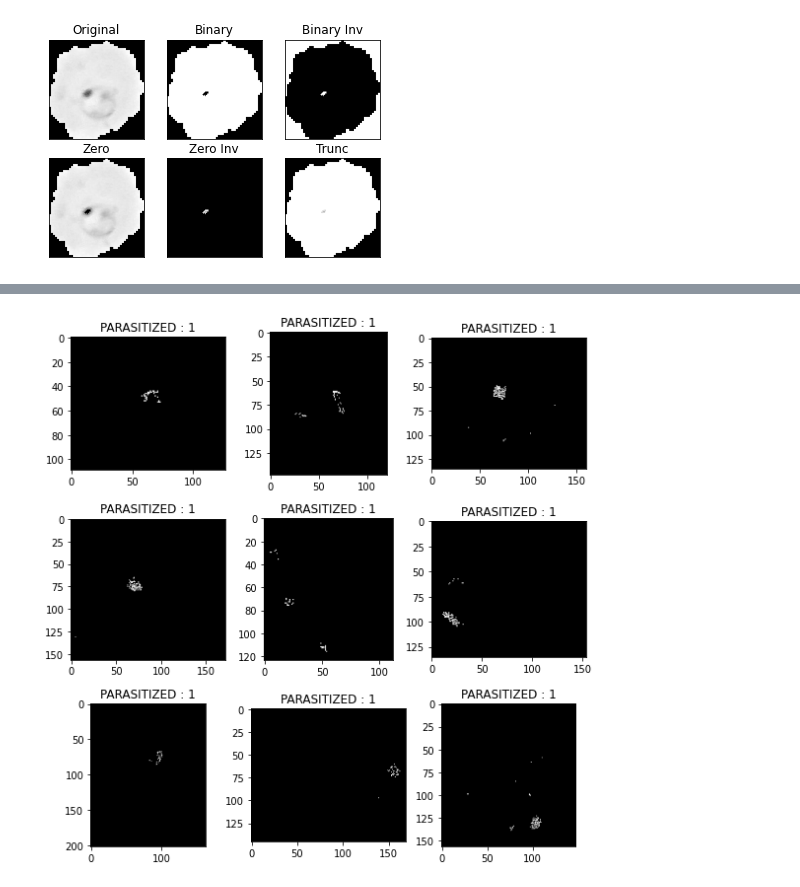
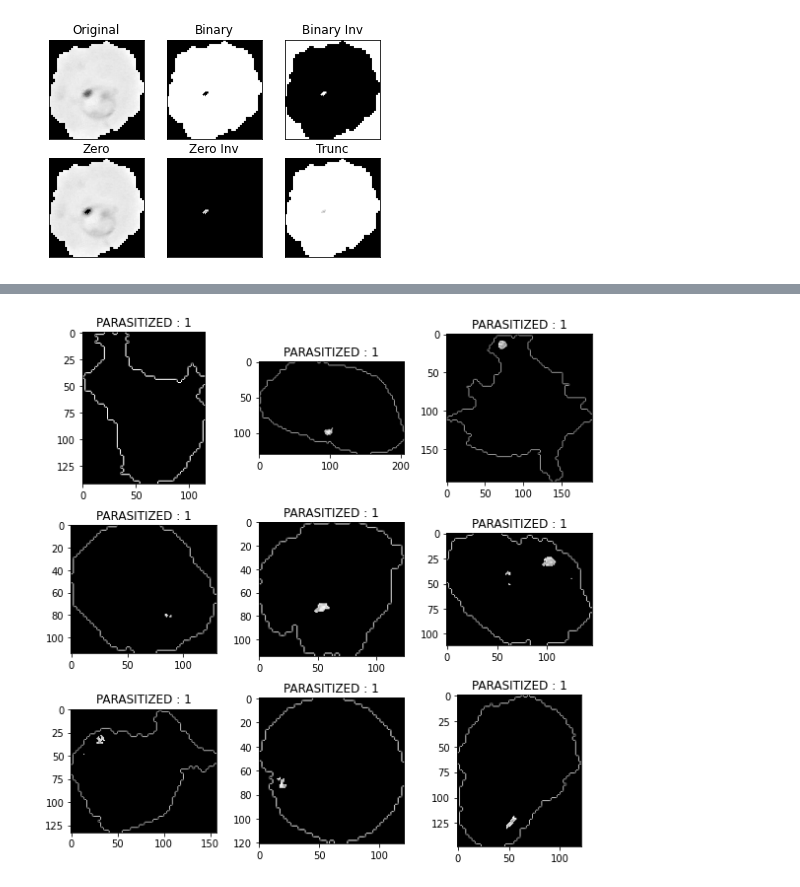
Before and after one commit to UttaraKet1607/Malarial-Cell-Image-Segmentation, a Jupyter notebook: Segmentation.ipynb, the cells around one changed output, grey strips where cells are left out. Saved outputs shown, nothing was run; the diff lists cells and outputs as text; code cells hidden in the pictures.

```diff
--- a/Segmentation.ipynb
+++ b/Segmentation.ipynb
@@ -153,17 +183,18 @@ plt.show()
 # %%
 kernel = np.array([[0, -1, 0],
                    [-1, 5,-1],
                    [0, -1, 0]])
 
 plt.figure(figsize = (8,8))
 for i in range(9):
     plt.subplot(3, 3, i+1)
     img = cv2.imread('/content/cell_images/Parasitized' + "/" + parasitized_data[i],0)
     img = cv2.filter2D(img, ddepth=-1, kernel=kernel)
-    ret, o6 = cv2.threshold(img, th, max_val, cv2.THRESH_TOZERO_INV + cv2.THRESH_OTSU )
+    blur = cv2.GaussianBlur(img,(3,3),0)
+    ret, o6 = cv2.threshold(blur, th, max_val, cv2.THRESH_TOZERO_INV + cv2.THRESH_OTSU )
     plt.imshow(o6, cmap='gray')
     plt.title('PARASITIZED : 1')
     plt.tight_layout()
 plt.show()
 # %% [output]
-[figure, old version]
+[figure, new version]
```
Also changed, not shown: parts of 10 cells of this notebook.
